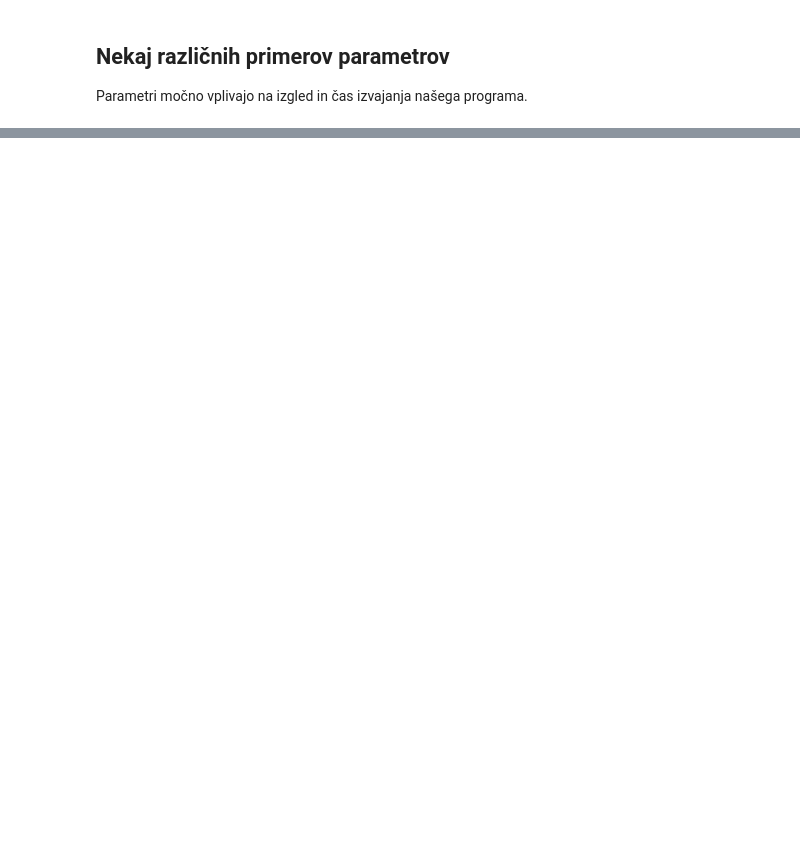
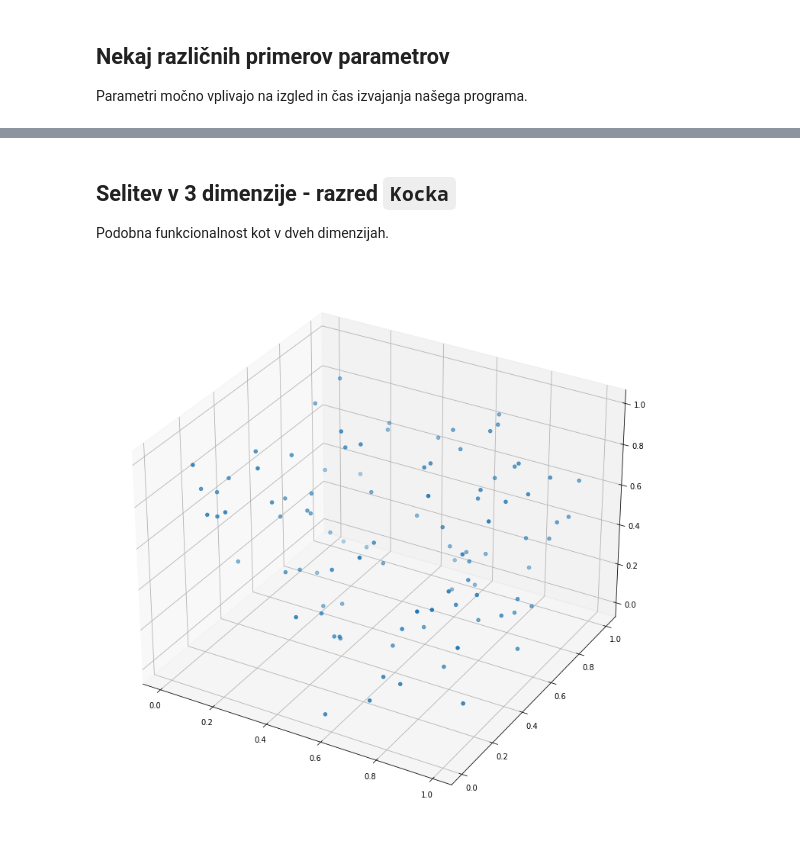
Before and after one commit to timkalan/poti-v-kvadratu, a Jupyter notebook: koda/vizualizacija.ipynb, the cells around one changed output, grey strips where cells are left out. Drawn from its saved outputs; the diff is of its cells as text; code cells hidden in the pictures; blank space fills up the shorter version.

Commit message:
dodal 3D grafe in funkcionalnost

```diff
--- a/koda/vizualizacija.ipynb
+++ b/koda/vizualizacija.ipynb
@@ -111,0 +120,10 @@ Wall time: 1min 11s
+# %% [markdown]
+## Selitev v 3 dimenzije - razred `Kocka`
+
+Podobna funkcionalnost kot v dveh dimenzijah.
+# %%
+demo3D = Kocka(100, 0.3)
+
+demo3D.narisi_tocke()
+# %% [output]
+[figure, added]
```
Also changed, not shown: parts of 13 cells of this notebook, 1 other file.
